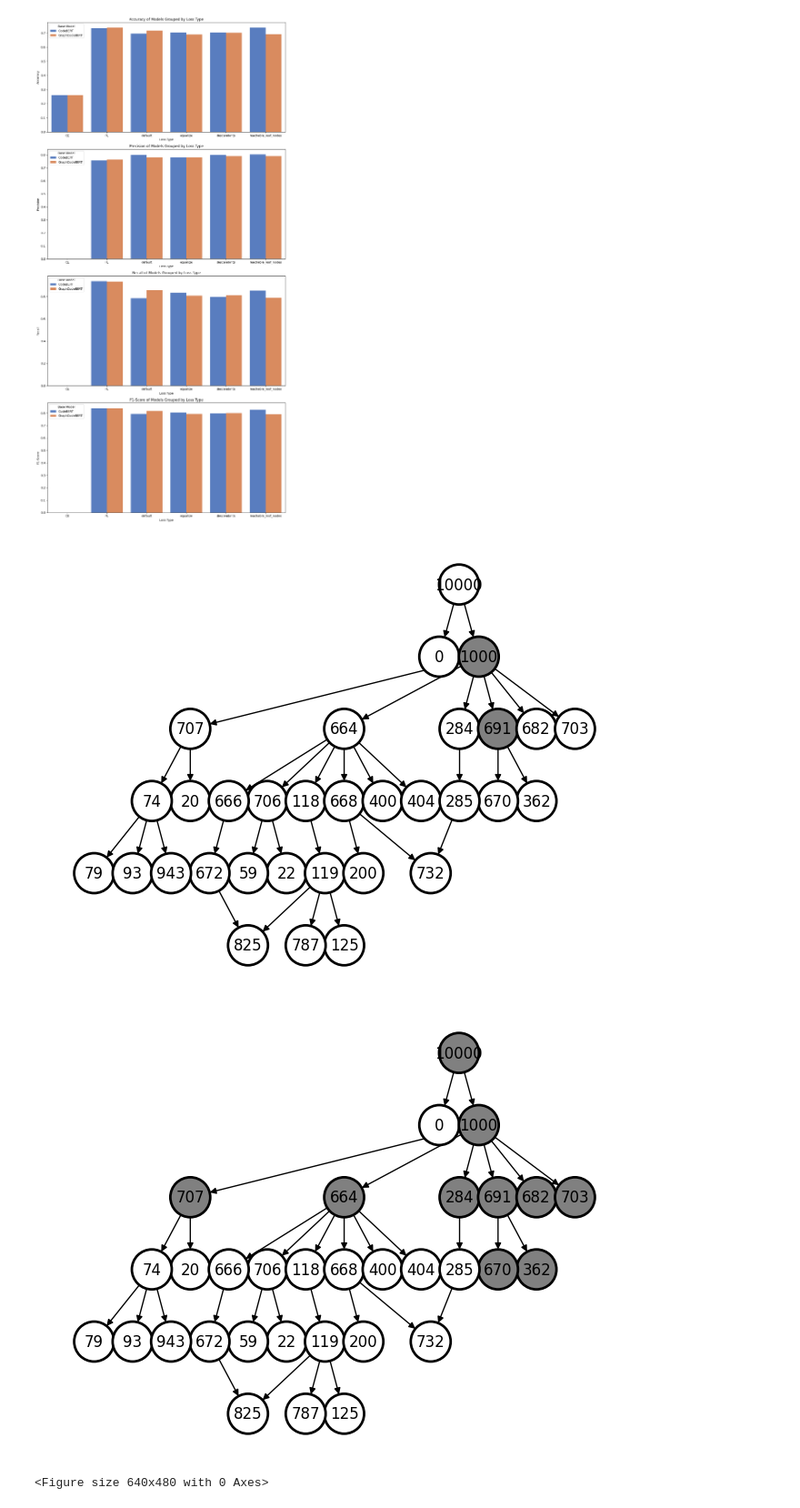
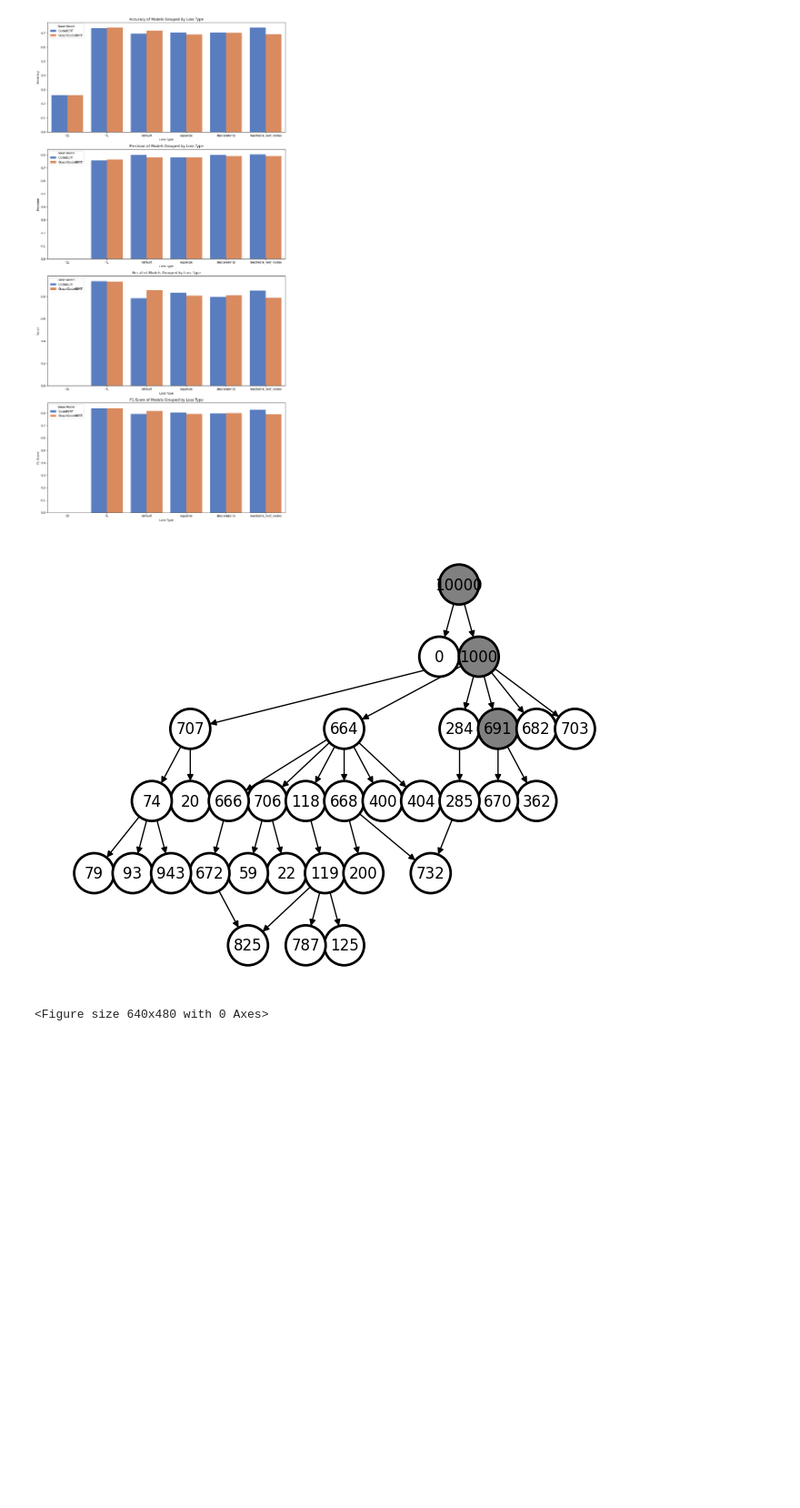
Before and after one commit to seunghee6022/TransVulDet, a Jupyter notebook: generate_figures_images.ipynb, the cells around one changed output. Shown at 91% size. Saved outputs shown, nothing was run; the diff lists cells and outputs as text; code cells hidden in the pictures; blank space fills up the shorter version.

Commit message:
update loss mask and label encoding figure code

```diff
--- a/generate_figures_images.ipynb
+++ b/generate_figures_images.ipynb
@@ -223,28 +254,29 @@ def get_siblings(G, node):
     siblings.discard(node)
     return list(siblings)
 
-def plot_dag(G, specific_node, mode):
+def color_ancestors_recursively(G, node, specific_node, color_map):
+    if node == specific_node:
+        return
+
+    # Color the current node gray
+    color_map[node] = 'gray'
+
+    # Recursively color ancestors gray
+    for parent in G.predecessors(node):
+        color_ancestors_recursively(G, parent, specific_node, color_map)
+
+
+def plot_dag(G, specific_node):
     color_map = []
     for node in G:
         # Encoding
-        if mode == 1:
-            file_name = 'Encoding'
-            if node == specific_node or node in get_parents(G, specific_node):
-                color_map.append('gray')
-            else:
-                color_map.append('white')
-        # Loss Mask
-        elif mode == 2:
-            file_name = 'Loss_mask'
-#             if (node == specific_node or node in get_parents(G, specific_node) or
-            if (node == specific_node or node in get_ancestors(G, specific_node) or
-                node in get_children(G, specific_node) or node in get_siblings(G, specific_node)):
-                color_map.append('gray')
-            else:
-                color_map.append('white')
 
-#     nx.draw(G, with_labels=True, node_color=color_map)
-#     plt.show()
+        file_name = 'Encoding'
+        if node == specific_node or node in get_ancestors(G, specific_node):
+            color_map.append('gray')
+        else:
+            color_map.append('white')
+
     pos = graphviz_layout(G, prog='dot')
 #     pos = nx.spring_layout(G)  # You can choose different layouts
     nx.draw(G, pos, with_labels=True, node_color=color_map, node_size=1000, edgecolors='black', linewidths=2)
@@ -252,43 +284,33 @@ def plot_dag(G, specific_node, mode):
     plt.savefig(f"figures/{file_name}.png")
 
 
 def create_graph_from_json(paths_file, max_depth=None):
     with open(paths_file, 'r') as f:
         paths_dict_data = json.load(f)
 
     G = nx.DiGraph()
 
     def add_path_to_graph(path):
         nodes = list(map(int, path.split('-')))
         if max_depth:
             max_level = min(max_depth, len(nodes) - 1)
             for i in range(max_level):
                 G.add_edge(nodes[i], nodes[i+1])
         else:
             for i in range(len(nodes) - 1):
                 G.add_edge(nodes[i], nodes[i+1])
 
     # Add edges from the paths in the JSON data
     for key, paths_list in paths_dict_data.items():
         for path in paths_list:
             add_path_to_graph(path)
 
     return G
 
-# Example usage
-paths_file = 'data_preprocessing/preprocessed_datasets/debug_datasets/graph_assignedcwe_paths.json'
-fig_title = "Directed Acyclic Graph for CWE Hierarchy after CWE Reassignment"
-file_name = "reassigned_cwe_DAG"
-G = create_graph_from_json(paths_file)
-
 specific_node = 691  # Replace with your specific node
 
 # Plot 1
-plot_dag(G, specific_node, mode=1)
-
-# Plot 2
-plot_dag(G, specific_node, mode=2)
+plot_dag(G, specific_node)
 # %% [output]
-[figure, old version]
+[figure, new version]
-[figure, removed]
 <Figure size 640x480 with 0 Axes>
```
Also changed, not shown: parts of 2 cells of this notebook, 6 other files.
